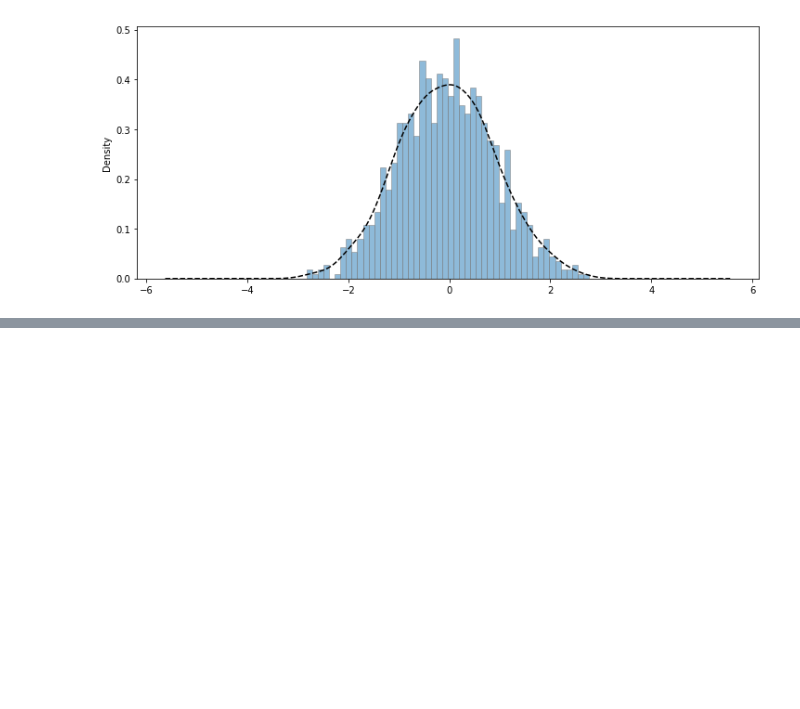
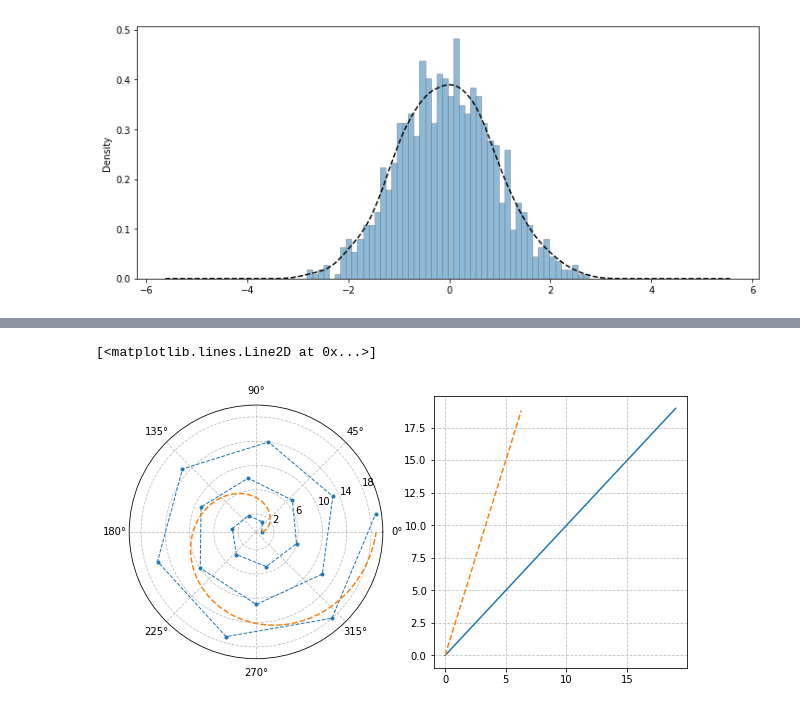
Before and after one commit to jasonzhang1986/Jupyter, a Jupyter notebook: 数据分析师微专业/ch03/Matplotlib_note.ipynb, the cells around one changed output, grey strips where cells are left out. Saved outputs shown, nothing was run; the diff lists cells and outputs as text; code cells hidden in the pictures; blank space fills up the shorter version.

```diff
--- a/数据分析师微专业/ch03/Matplotlib_note.ipynb
+++ b/数据分析师微专业/ch03/Matplotlib_note.ipynb
@@ -307,0 +313,20 @@ plt.grid(linestyle='--')
+# %%
+#极坐标
+s = pd.Series(np.arange(20))
+theta = np.arange(0, 2*np.pi, 0.02)
+
+fig = plt.figure(figsize=(10,5))
+ax1 = plt.subplot(121, projection='polar')
+ax2 = plt.subplot(122)
+
+ax1.set_rgrids(np.arange(2,20,4))
+ax1.plot(s, linestyle='--', marker='.',lw=1)
+ax2.plot(s)
+
+ax1.plot(theta, theta*3, linestyle='--')
+ax2.plot(theta, theta*3, linestyle='--')
+
+# ax1.set_rmax(30)
+# %% [output]
+[<matplotlib.lines.Line2D at 0x...>]
+[figure, added]
```
Also changed, not shown: parts of 22 cells of this notebook.
